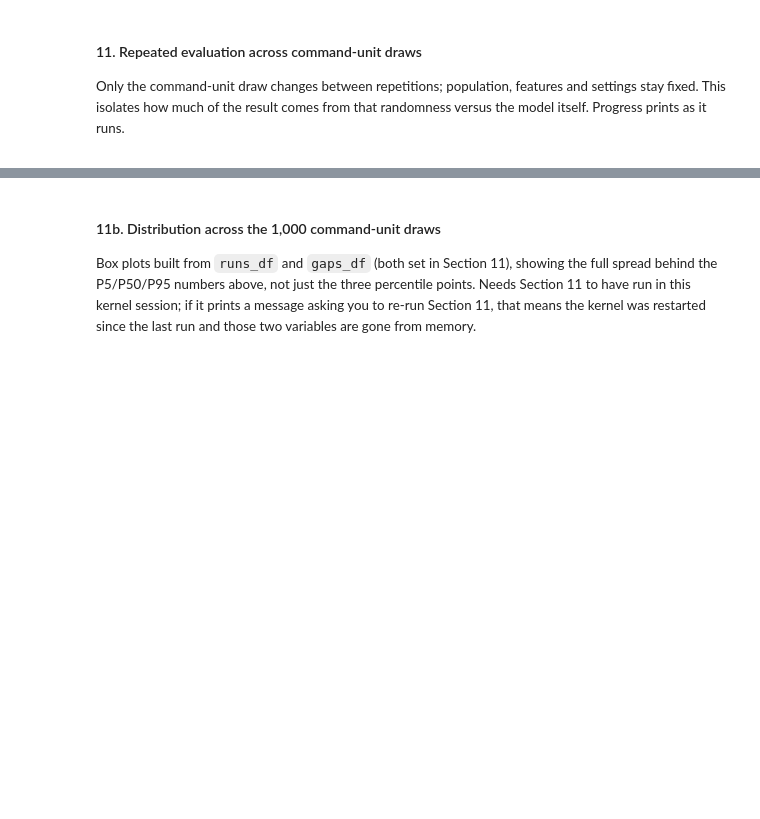
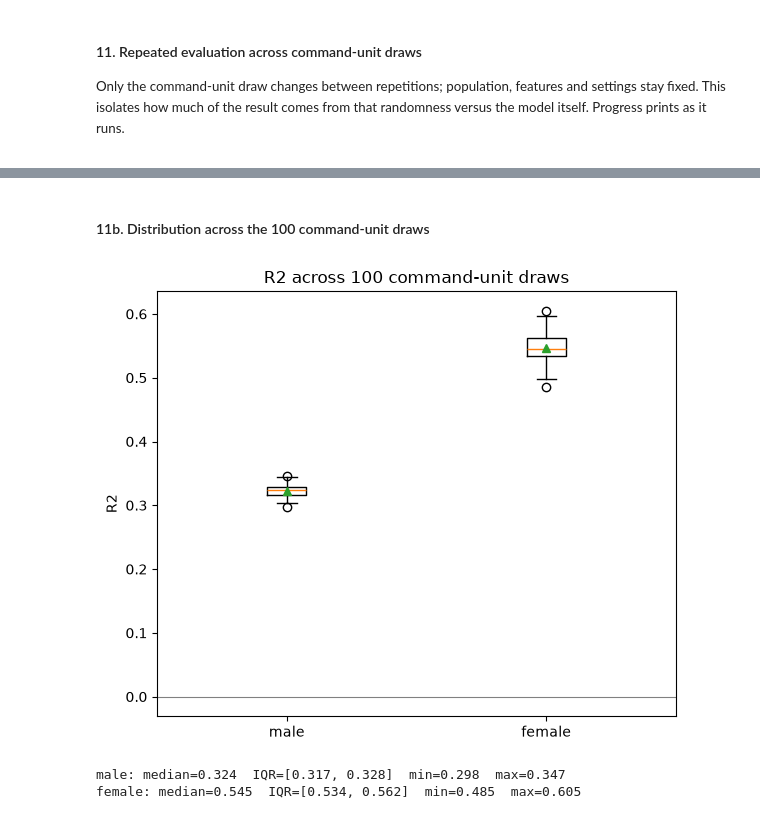
Before and after one commit to Deltares-research/egypt-survey-ml, a Jupyter notebook: notebooks/train-catboost_v2_agri.ipynb, the cells around one changed output, grey strips where cells are left out. Saved outputs shown, nothing was run; the diff lists cells and outputs as text; code cells hidden in the pictures; blank space fills up the shorter version.

```diff
--- a/notebooks/train-catboost_v2_agri.ipynb
+++ b/notebooks/train-catboost_v2_agri.ipynb
@@ -729,34 +675,23 @@ print(gaps_df.describe(percentiles=[0.05, 0.5, 0.95]).loc[["5%", "50%", "95%"]])
-# %% [markdown]
-#### 11b. Distribution across the 1,000 command-unit draws
-
-<div style="font-size: 10pt;">
-
-Box plots built from `runs_df` and `gaps_df` (both set in Section 11), showing the full spread behind the P5/P50/P95 numbers above, not just the three percentile points. Needs Section 11 to have run in this kernel session; if it prints a message asking you to re-run Section 11, that means the kernel was restarted since the last run and those two variables are gone from memory.
-
-</div>
-# %%
-if "runs_df" not in globals() or "gaps_df" not in globals():
-    print("runs_df / gaps_df not found in memory -- re-run Section 11 first, then re-run this cell.")
-else:
-    fig, axes = plt.subplots(1, 2, figsize=(12, 5))
-
-    r2_by_sex = [runs_df.loc[runs_df["label"] == sex, "r2"].values for sex in ["male", "female"]]
-    axes[0].boxplot(r2_by_sex, labels=["male", "female"], showmeans=True)
-    axes[0].axhline(0, color="gray", linewidth=0.8)
-    axes[0].set_title(f"R2 across {len(runs_df) // 2} command-unit draws")
-    axes[0].set_ylabel("R2")
-
-    axes[1].boxplot(
-        [gaps_df["predicted_gap"].values, gaps_df["observed_gap"].values],
-        labels=["predicted", "observed"], showmeans=True,
-    )
-    axes[1].set_title("Gender gap (EGP/month)")
-    axes[1].set_ylabel("EGP/month")
-
-    plt.tight_layout()
-    plt.show()
-
-    for sex in ["male", "female"]:
-        sub = runs_df.loc[runs_df["label"] == sex, "r2"]
-        print(f"{sex}: median={sub.median():.3f}  IQR=[{sub.quantile(0.25):.3f}, {sub.quantile(0.75):.3f}]  "
-              f"min={sub.min():.3f}  max={sub.max():.3f}")
+# %% [markdown]
+#### 11b. Distribution across the 100 command-unit draws
+# %%
+if "runs_df" not in globals():
+    print("runs_df not found in memory -- re-run Section 11 first, then re-run this cell.")
+else:
+    fig, ax = plt.subplots(figsize=(6, 5))
+    r2_by_sex = [runs_df.loc[runs_df["label"] == sex, "r2"].values for sex in ["male", "female"]]
+    ax.boxplot(r2_by_sex, tick_labels=["male", "female"], showmeans=True)
+    ax.axhline(0, color="gray", linewidth=0.8)
+    ax.set_title(f"R2 across {len(runs_df) // 2} command-unit draws")
+    ax.set_ylabel("R2")
+    plt.tight_layout()
+    plt.show()
+
+    for sex in ["male", "female"]:
+        sub = runs_df.loc[runs_df["label"] == sex, "r2"]
+        print(f"{sex}: median={sub.median():.3f}  IQR=[{sub.quantile(0.25):.3f}, {sub.quantile(0.75):.3f}]  "
+              f"min={sub.min():.3f}  max={sub.max():.3f}")
+# %% [output]
+[figure, added]
+male: median=0.324  IQR=[0.317, 0.328]  min=0.298  max=0.347
+female: median=0.545  IQR=[0.534, 0.562]  min=0.485  max=0.605
```
Also changed, not shown: parts of 14 cells of this notebook, 1 other file.
